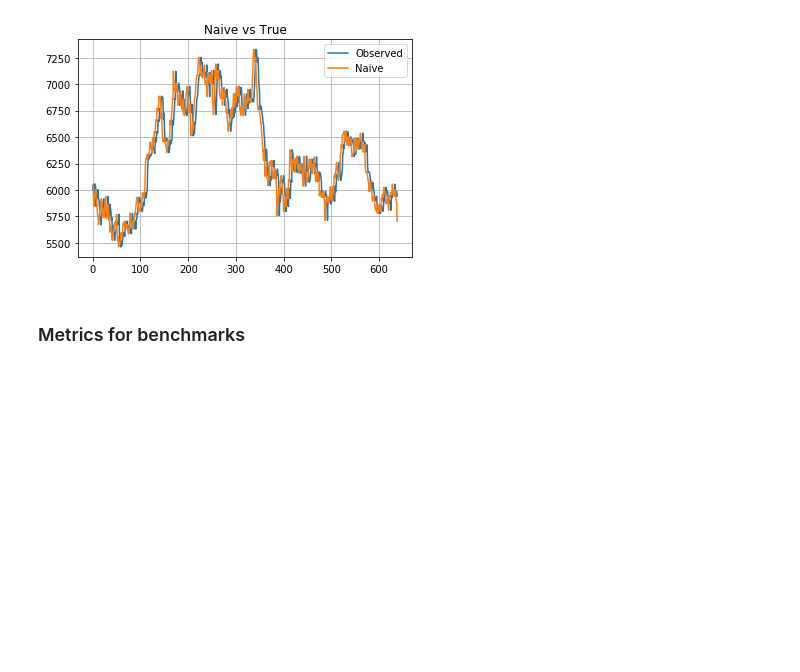
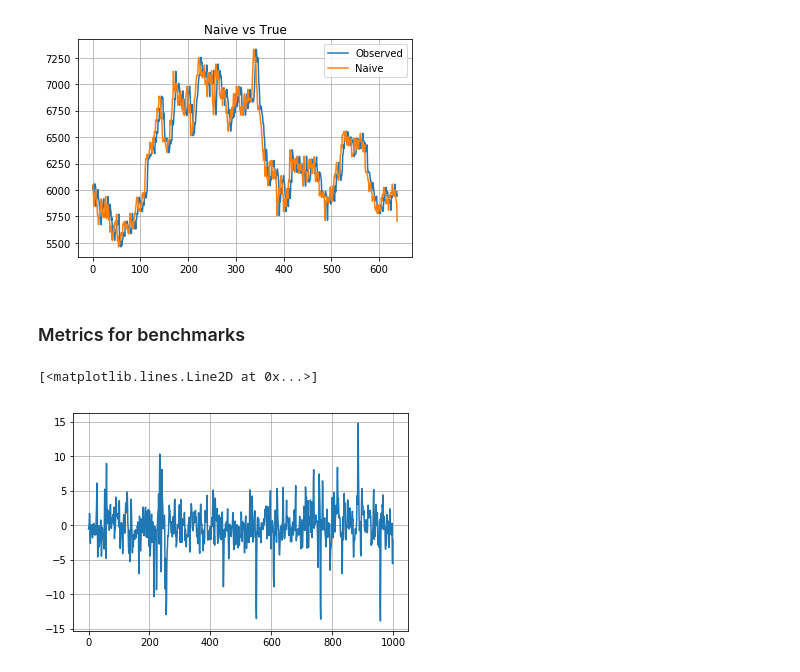
Before and after one commit to msc-acse/acse-9-independent-research-project-OliverJBoom, a Jupyter notebook: Forecaster/LSTM.ipynb, the cells around one changed output. Saved outputs shown, nothing was run; the diff lists cells and outputs as text; code cells hidden in the pictures; blank space fills up the shorter version.

```diff
--- a/Forecaster/LSTM.ipynb
+++ b/Forecaster/LSTM.ipynb
@@ -377,3 +403,19 @@ plt.show()
 # mse_increase, mae_increase, mde_increase = evaluate(test_increase, test_true)
 # print("Inflation",
 #     mse_increase, mae_increase, mde_increase)
+# %%
+nobs = 1000
+ar = [1, -0.5, 0.1]
+ma = [1, 0.7]
+dist = lambda n: np.random.standard_t(3, size=n)
+np.random.seed(8659567)
+y = arma_generate_sample(ar, ma, nobs, sigma=1, distrvs=dist,
+                         burnin=500)
+
+y = y.reshape(len(y), 1)
+
+plt.grid()
+plt.plot(y)
+# %% [output]
+[<matplotlib.lines.Line2D at 0x...>]
+[figure, added]
```
Also changed, not shown: parts of 5 cells of this notebook, 3 other files.
